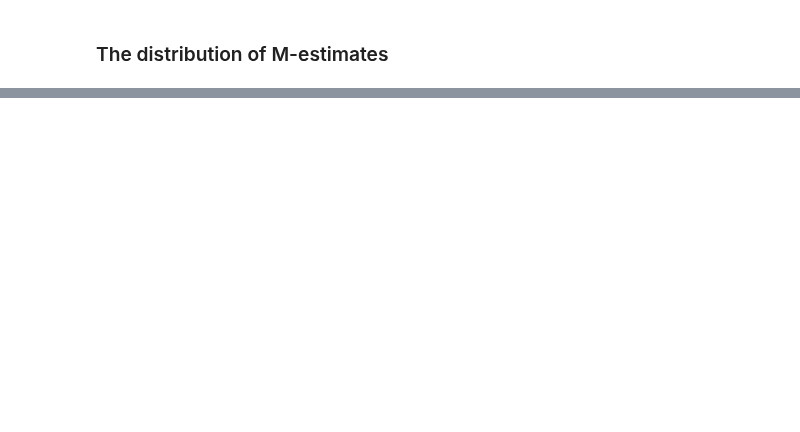
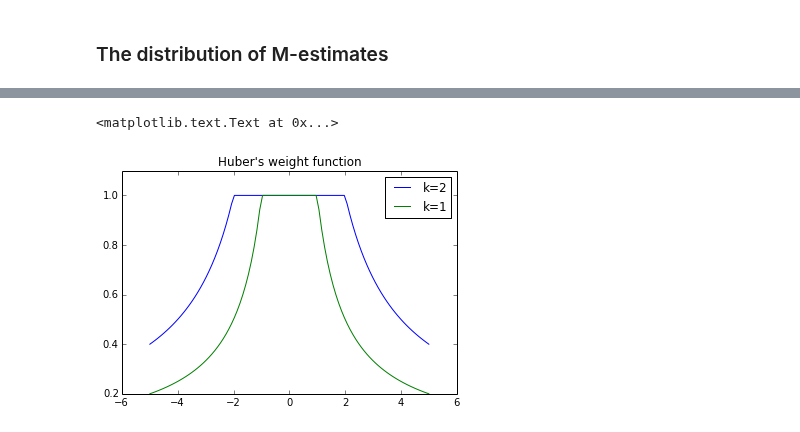
Before and after one commit to unpingco/Python-for-Signal-Processing, a Jupyter notebook: Robust_Statistics.ipynb, the cells around one changed output, grey strips where cells are left out. Cells and saved outputs as stored; diff of their text form; code cells hidden in the pictures; blank space fills up the shorter version.

```diff
--- a/Robust_Statistics.ipynb
+++ b/Robust_Statistics.ipynb
@@ -114,0 +208,10 @@ $$ \mathbb{E}(\psi(x-\mu_0))= 0 $$
+# %%
+fig,ax=subplots()
+ax.plot(xi,np.vstack([np.ones(xi.shape),2/abs(xi)]).min(axis=0),label='k=2')
+ax.plot(xi,np.vstack([np.ones(xi.shape),1/abs(xi)]).min(axis=0),label='k=1')
+ax.axis(ymax=1.1)
+ax.legend(loc=0)
+ax.set_title("Huber's weight function")
+# %% [output]
+<matplotlib.text.Text at 0x...>
+[figure, added]
```
Also changed, not shown: parts of 15 cells of this notebook, 1 other file.
